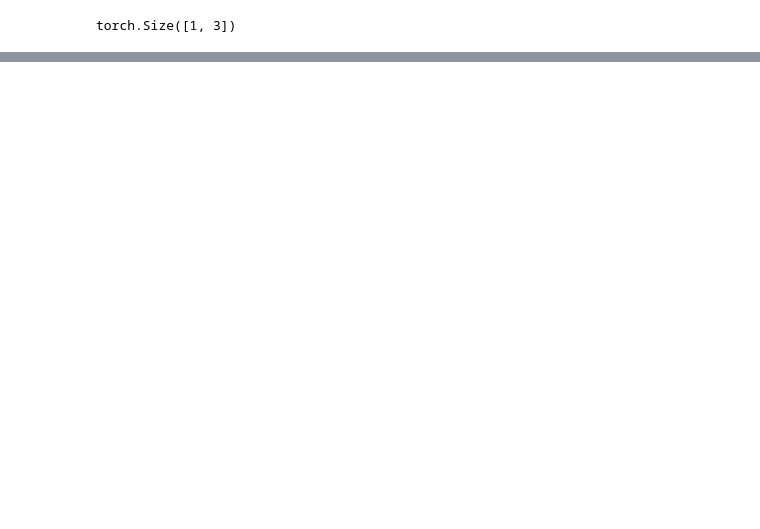
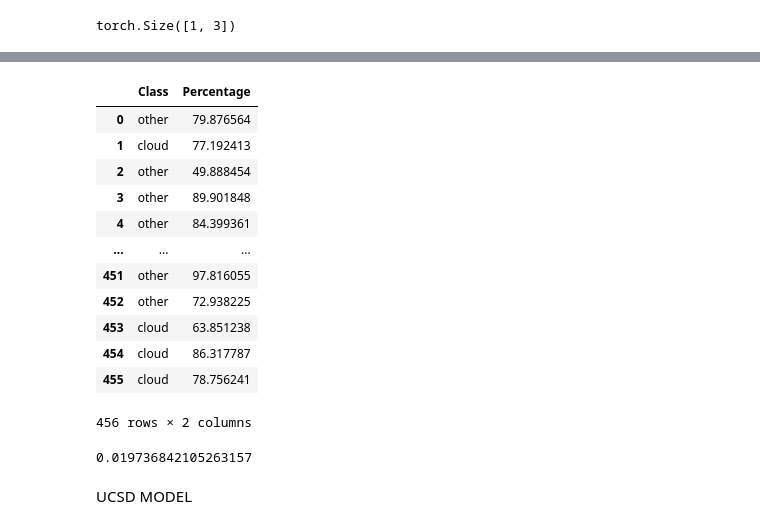
Before and after one commit to waggle-sensor/summer2023, a Jupyter notebook: szumny/python/modelinference.ipynb, the cells around one changed output, grey strips where cells are left out. Drawn from its saved outputs; the diff is of its cells as text; code cells hidden in the pictures; blank space fills up the shorter version.

```diff
--- a/szumny/python/modelinference.ipynb
+++ b/szumny/python/modelinference.ipynb
@@ -99,0 +210,56 @@ _, indices = torch.sort(out, descending=True)
+# %%
+list = []
+for filename in os.listdir("/home/jszumny/Documents/copy of smoke data/newnew/sage-training/obstructed/"):
+
+    if "._" not in filename and ".DS_Store" not in filename:
+
+        vgg16.load_state_dict(torch.load('/home/jszumny/Documents/copy of smoke data/newnew/attempts/3features/fullmodelbest.pt',map_location=torch.device('cpu')))
+
+        for param in vgg16.features.parameters():
+            param.require_grad = False
+        class_names = ['cloud', 'other', 'smoke']
+
+        # num_features = vgg16.classifier[6].in_features
+        # features = list(vgg16.classifier.children())[:-1] # Remove last layer
+        # features.extend([nn.Linear(num_features, len(class_names))]) # Add our layer with 4 outputs
+        # vgg16.classifier = nn.Sequential(*features) # Replace the model classifier
+
+        image = Image.open("/home/jszumny/Documents/copy of smoke data/newnew/sage-training/obstructed/" + filename)
+        image = image.crop((874, 874, 1174, 1174))
+        img_t = transform(image)
+        batch_t = torch.unsqueeze(img_t, 0)
+
+        vgg16.eval()
+        out = vgg16(batch_t)
+
+        _, index = torch.max(out, 1)
+
+        percentage = torch.nn.functional.softmax(out, dim=1)[0] * 100
+
+        d = {"Class": class_names[index[0]], "Percentage": percentage[index[0]].item()}
+        list.append(d)
+
+import pandas as pd
+df3 = pd.DataFrame(list)
+# %%
+df3
+# %% [output]
+|  | Class | Percentage |
+| 0 | other | 79.876564 |
+| 1 | cloud | 77.192413 |
+| 2 | other | 49.888454 |
+| 3 | other | 89.901848 |
+| 4 | other | 84.399361 |
+| ... | ... | ... |
+| 451 | other | 97.816055 |
+| 452 | other | 72.938225 |
+| 453 | cloud | 63.851238 |
+| 454 | cloud | 86.317787 |
+| 455 | cloud | 78.756241 |
+456 rows × 2 columns
+# %%
+len(df3[df3["Class"] == "smoke"]) / len(df3)
+# %% [output]
+0.019736842105263157
+# %% [markdown]
+UCSD MODEL
```
Also changed, not shown: parts of 29 cells of this notebook.
